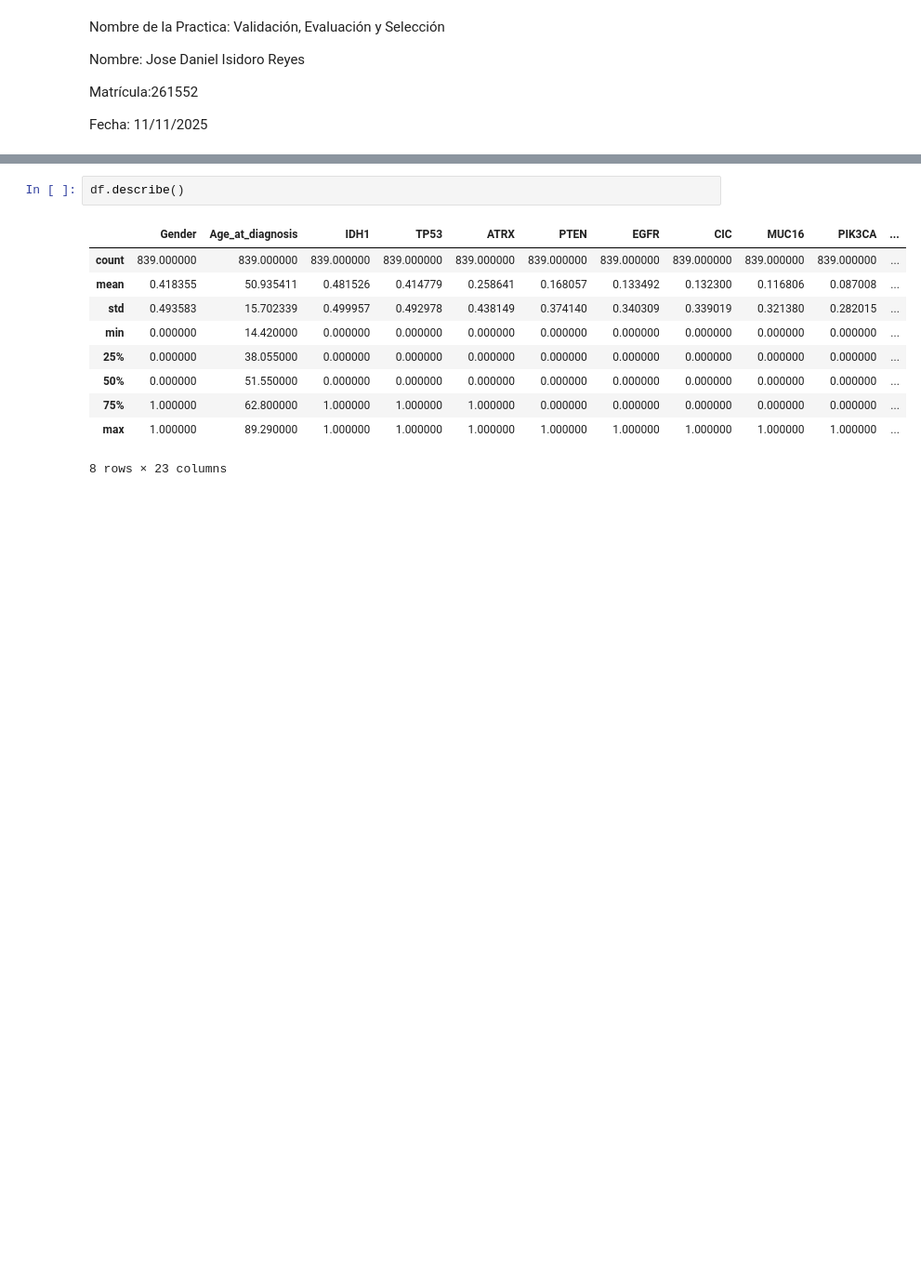
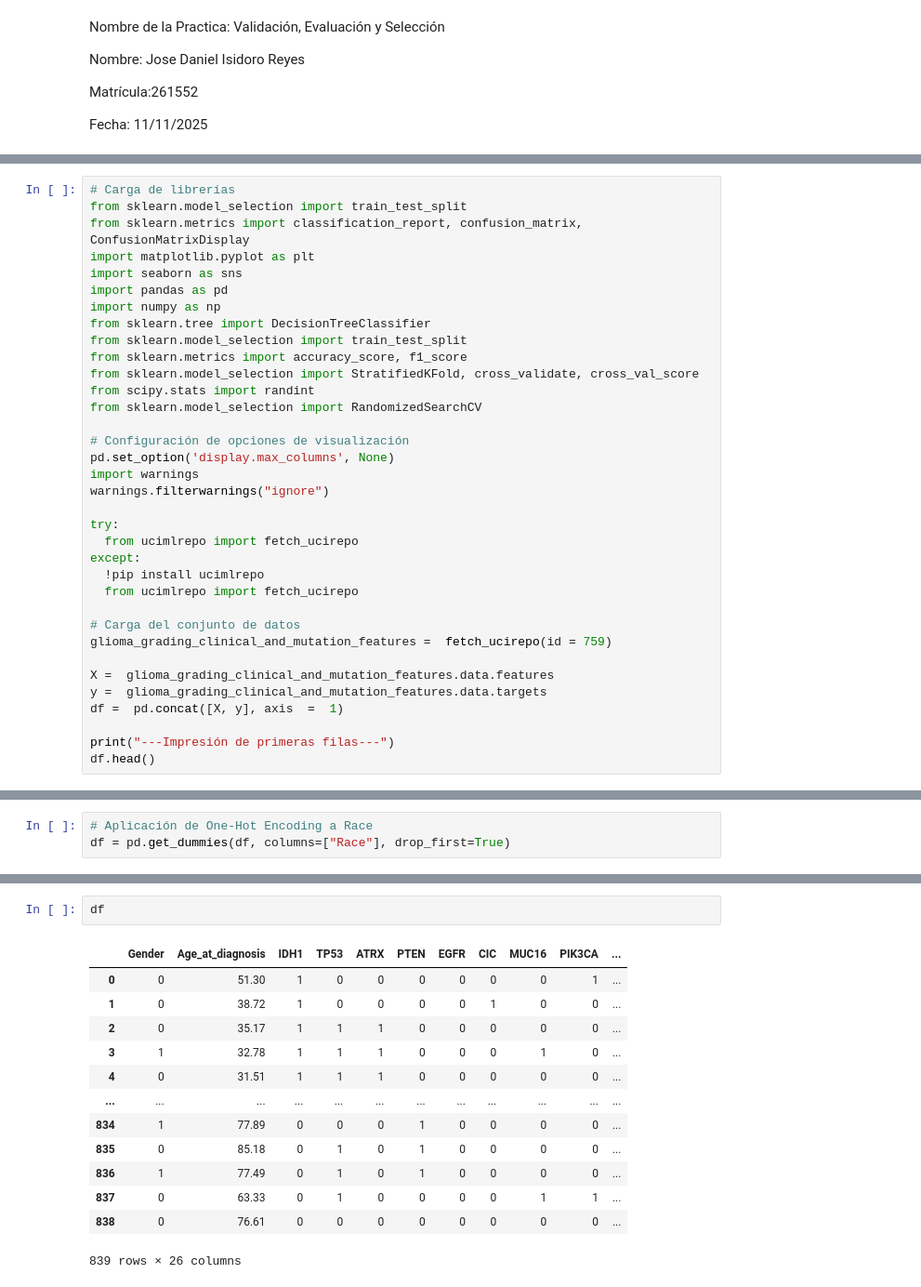
Before and after one commit to josedanielisidororeyes/Anal-tica-Descriptiva-y-Predictiva, a Jupyter notebook: Validación,_Evaluación_y_Selección.ipynb, the cells around one changed output, grey strips where cells are left out. Shown at 93% size. Cells and saved outputs as stored; diff of their text form; blank space fills up the shorter version.

```diff
--- a/Validación,_Evaluación_y_Selección.ipynb
+++ b/Validación,_Evaluación_y_Selección.ipynb
@@ -14,0 +15,35 @@ Fecha: 11/11/2025
+# %%
+# Carga de librerías
+from sklearn.model_selection import train_test_split
+from sklearn.metrics import classification_report, confusion_matrix, ConfusionMatrixDisplay
+import matplotlib.pyplot as plt
+import seaborn as sns
+import pandas as pd
+import numpy as np
+from sklearn.tree import DecisionTreeClassifier
+from sklearn.model_selection import train_test_split
+from sklearn.metrics import accuracy_score, f1_score
+from sklearn.model_selection import StratifiedKFold, cross_validate, cross_val_score
+from scipy.stats import randint
+from sklearn.model_selection import RandomizedSearchCV
+
+# Configuración de opciones de visualización
+pd.set_option('display.max_columns', None)
+import warnings
+warnings.filterwarnings("ignore")
+
+try:
+  from ucimlrepo import fetch_ucirepo
+except:
+  !pip install ucimlrepo
+  from ucimlrepo import fetch_ucirepo
+
+# Carga del conjunto de datos
+glioma_grading_clinical_and_mutation_features =  fetch_ucirepo(id = 759)
+
+X =  glioma_grading_clinical_and_mutation_features.data.features
+y =  glioma_grading_clinical_and_mutation_features.data.targets
+df =  pd.concat([X, y], axis  =  1)
+
+print("---Impresión de primeras filas---")
+df.head()
@@ -22,0 +93,3 @@ df.shape
+# %%
+# Aplicación de One-Hot Encoding a Race
+df = pd.get_dummies(df, columns=["Race"], drop_first=True)
@@ -23,13 +178,16 @@ df.shape
 # %%
-df.describe()
+df
 # %% [output]
 |  | Gender | Age_at_diagnosis | IDH1 | TP53 | ATRX | PTEN | EGFR | CIC | MUC16 | PIK3CA | ... |
-| count | 839.000000 | 839.000000 | 839.000000 | 839.000000 | 839.000000 | 839.000000 | 839.000000 | 839.000000 | 839.000000 | 839.000000 | ... |
-| mean | 0.418355 | 50.935411 | 0.481526 | 0.414779 | 0.258641 | 0.168057 | 0.133492 | 0.132300 | 0.116806 | 0.087008 | ... |
-| std | 0.493583 | 15.702339 | 0.499957 | 0.492978 | 0.438149 | 0.374140 | 0.340309 | 0.339019 | 0.321380 | 0.282015 | ... |
-| min | 0.000000 | 14.420000 | 0.000000 | 0.000000 | 0.000000 | 0.000000 | 0.000000 | 0.000000 | 0.000000 | 0.000000 | ... |
-| 25% | 0.000000 | 38.055000 | 0.000000 | 0.000000 | 0.000000 | 0.000000 | 0.000000 | 0.000000 | 0.000000 | 0.000000 | ... |
-| 50% | 0.000000 | 51.550000 | 0.000000 | 0.000000 | 0.000000 | 0.000000 | 0.000000 | 0.000000 | 0.000000 | 0.000000 | ... |
-| 75% | 1.000000 | 62.800000 | 1.000000 | 1.000000 | 1.000000 | 0.000000 | 0.000000 | 0.000000 | 0.000000 | 0.000000 | ... |
-| max | 1.000000 | 89.290000 | 1.000000 | 1.000000 | 1.000000 | 1.000000 | 1.000000 | 1.000000 | 1.000000 | 1.000000 | ... |
+| 0 | 0 | 51.30 | 1 | 0 | 0 | 0 | 0 | 0 | 0 | 1 | ... |
+| 1 | 0 | 38.72 | 1 | 0 | 0 | 0 | 0 | 1 | 0 | 0 | ... |
+| 2 | 0 | 35.17 | 1 | 1 | 1 | 0 | 0 | 0 | 0 | 0 | ... |
+| 3 | 1 | 32.78 | 1 | 1 | 1 | 0 | 0 | 0 | 1 | 0 | ... |
+| 4 | 0 | 31.51 | 1 | 1 | 1 | 0 | 0 | 0 | 0 | 0 | ... |
+| ... | ... | ... | ... | ... | ... | ... | ... | ... | ... | ... | ... |
+| 834 | 1 | 77.89 | 0 | 0 | 0 | 1 | 0 | 0 | 0 | 0 | ... |
+| 835 | 0 | 85.18 | 0 | 1 | 0 | 1 | 0 | 0 | 0 | 0 | ... |
+| 836 | 1 | 77.49 | 0 | 1 | 0 | 1 | 0 | 0 | 0 | 0 | ... |
+| 837 | 0 | 63.33 | 0 | 1 | 0 | 0 | 0 | 0 | 1 | 1 | ... |
+| 838 | 0 | 76.61 | 0 | 0 | 0 | 0 | 0 | 0 | 0 | 0 | ... |
-8 rows × 23 columns
+839 rows × 26 columns
```
Also changed, not shown: parts of 23 cells of this notebook.
